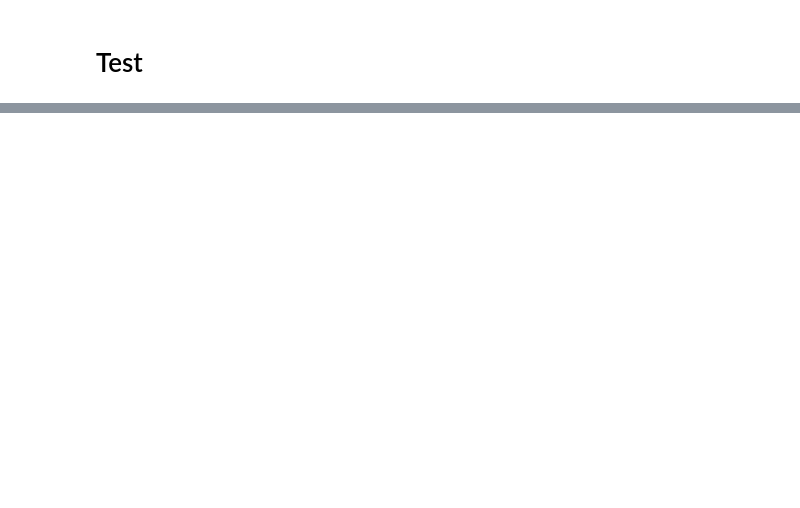
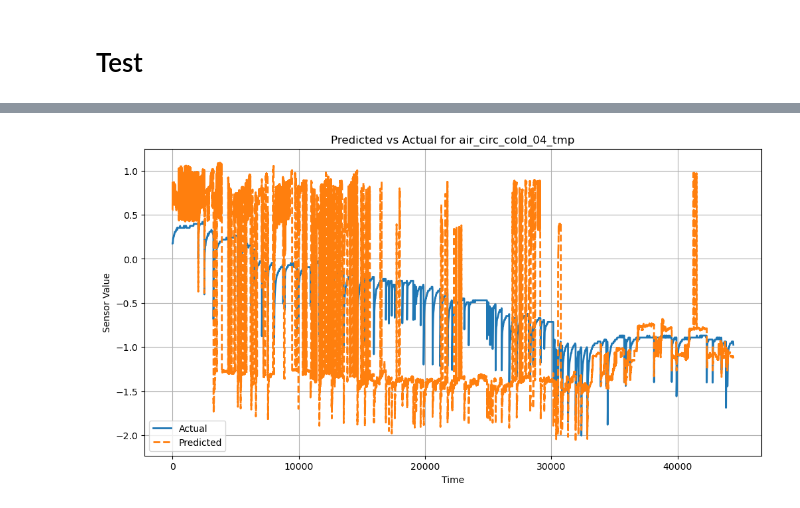
Before and after one commit to j0shcd/ml4pm-project, a Jupyter notebook: regression_forest.ipynb, the cells around one changed output, grey strips where cells are left out. Cells and saved outputs as stored; diff of their text form; code cells hidden in the pictures; blank space fills up the shorter version.

```diff
--- a/regression_forest.ipynb
+++ b/regression_forest.ipynb
@@ -423,0 +302,20 @@ AUC: 0.5304867001758149
+# %%
+# Specify the sensor (output dimension) you want to visualize
+sensor_name = 'air_circ_cold_04_tmp'  # Replace with the name of the sensor
+
+# Extract the actual and predicted values for the chosen sensor
+actual_values = y_synthetic[sensor_name].values  # True values for the sensor
+predicted_values = y_pred_synthetic[:, y_synthetic.columns.get_loc(sensor_name)]  # Predicted values
+
+# Plot the actual and predicted time series
+plt.figure(figsize=(12, 6))
+plt.plot(actual_values, label='Actual', linewidth=2)
+plt.plot(predicted_values, label='Predicted', linewidth=2, linestyle='--')
+plt.title(f'Predicted vs Actual for {sensor_name}')
+plt.xlabel('Time')
+plt.ylabel('Sensor Value')
+plt.legend()
+plt.grid(True)
+plt.show()
+# %% [output]
+[figure, added]
```
Also changed, not shown: parts of 30 cells of this notebook.
